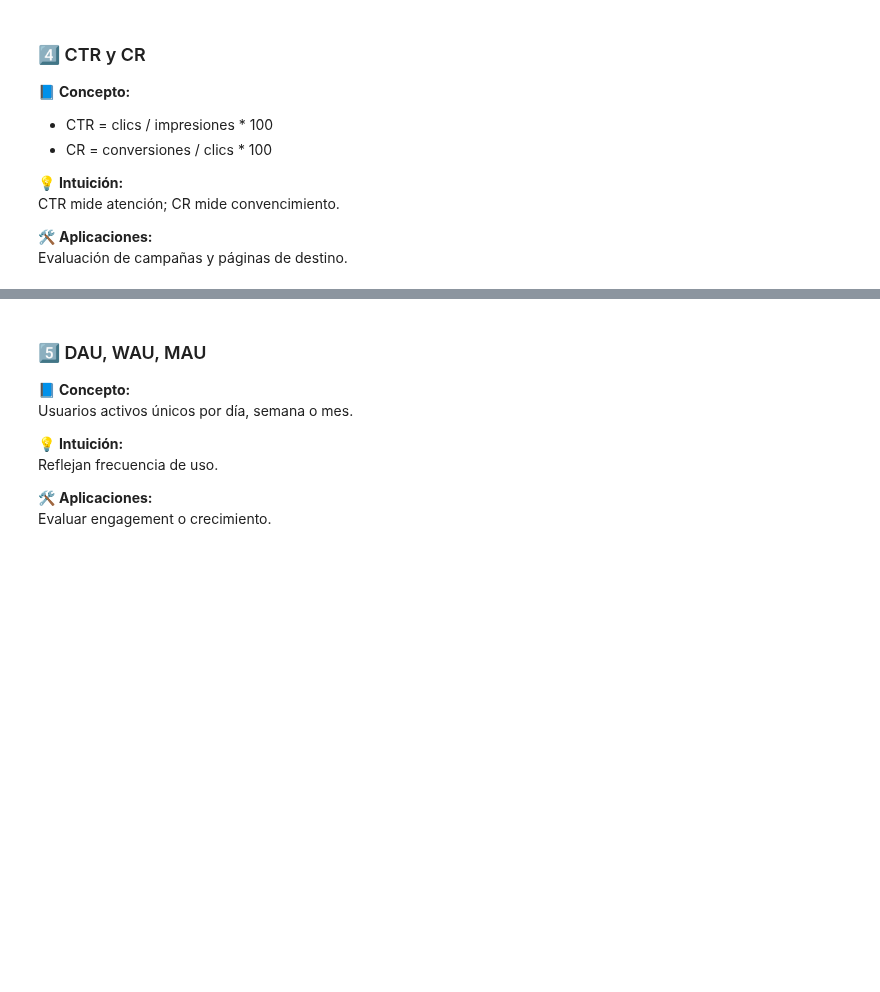
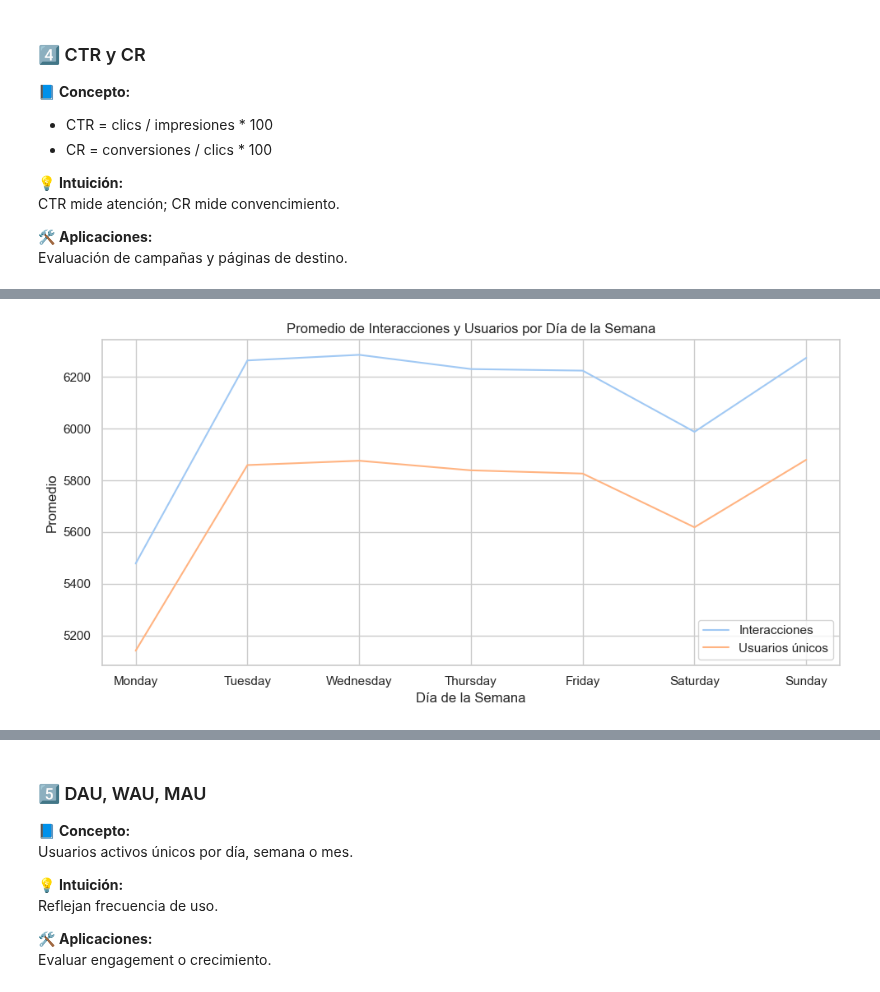
Before and after one commit to zyntonyson/bootcamp_ds_da, a Jupyter notebook: 09-da-analisis-negocio/18-Metricas_Usuarios.ipynb, the cells around one changed output, grey strips where cells are left out. Cells and saved outputs as stored; diff of their text form; code cells hidden in the pictures; blank space fills up the shorter version.

```diff
--- a/09-da-analisis-negocio/18-Metricas_Usuarios.ipynb
+++ b/09-da-analisis-negocio/18-Metricas_Usuarios.ipynb
@@ -52,0 +134,27 @@ Evaluación de campañas y páginas de destino.
+# %%
+
+
+# Definir orden de días
+ordered_days = ['Monday', 'Tuesday', 'Wednesday', 'Thursday', 'Friday', 'Saturday', 'Sunday']
+
+# Agrupar por día de la semana y calcular el promedio
+df_avg = df.groupby('day_of_week', as_index=False)[['n_interactions', 'n_users']].mean()
+df_avg['day_of_week'] = pd.Categorical(df_avg['day_of_week'], categories=ordered_days, ordered=True)
+df_avg = df_avg.sort_values('day_of_week')
+
+# Estilo pastel
+sns.set(style="whitegrid", palette="pastel")
+
+# Graficar con lineplot
+plt.figure(figsize=(10, 5))
+sns.lineplot(data=df_avg, x='day_of_week', y='n_interactions', label='Interacciones')
+sns.lineplot(data=df_avg, x='day_of_week', y='n_users', label='Usuarios únicos')
+
+plt.title("Promedio de Interacciones y Usuarios por Día de la Semana")
+plt.xlabel("Día de la Semana")
+plt.ylabel("Promedio")
+plt.legend()
+plt.tight_layout()
+plt.show()
+# %% [output]
+[figure, added]
```
Also changed, not shown: parts of 12 cells of this notebook.
